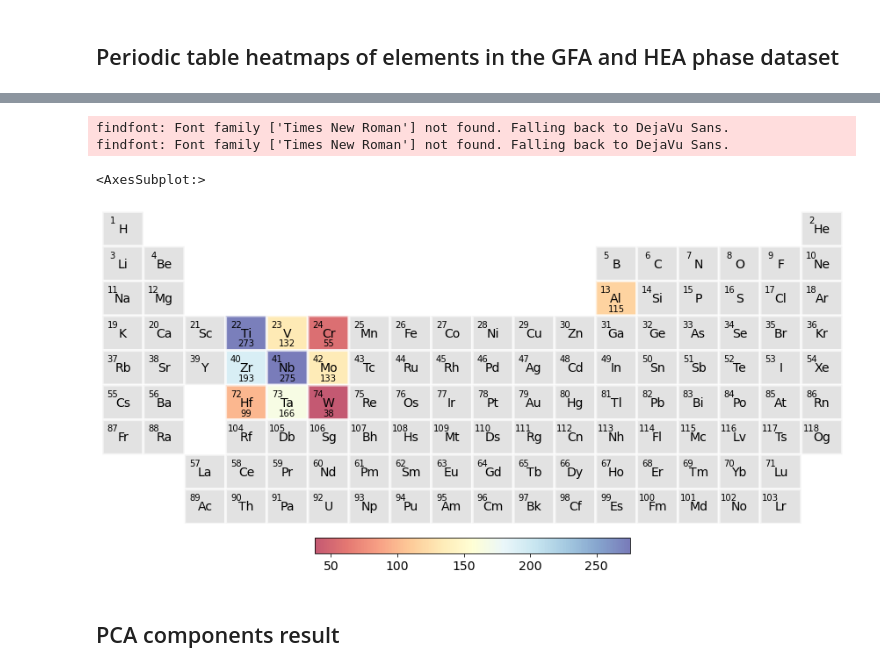
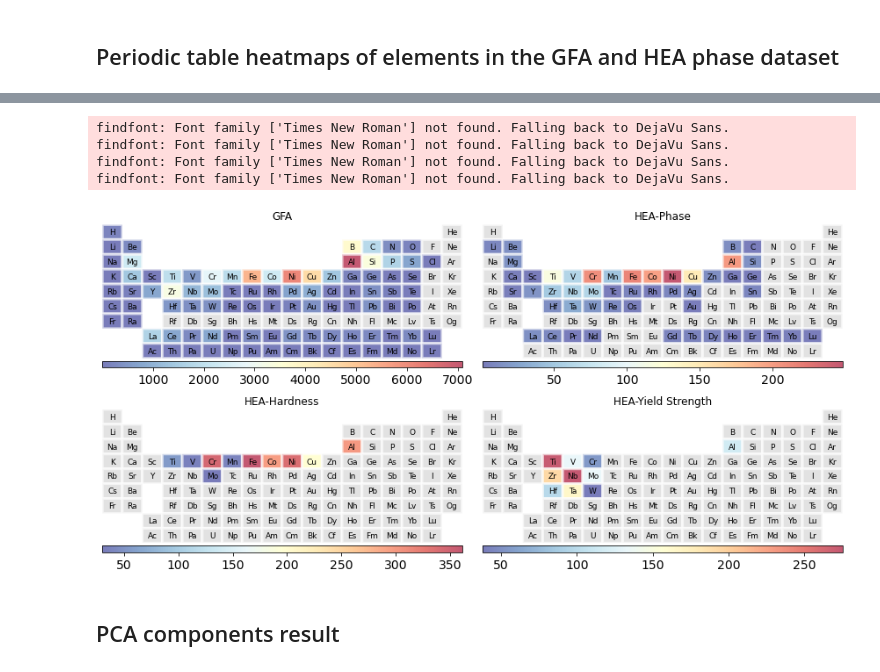
Before and after one commit to dovahkiin0022/representations, a Jupyter notebook: notebooks/visualization.ipynb, the cells around one changed output, grey strips where cells are left out. Cells and saved outputs as stored; diff of their text form; code cells hidden in the pictures.

```diff
--- a/notebooks/visualization.ipynb
+++ b/notebooks/visualization.ipynb
@@ -67,11 +34,32 @@ periodic_table_heatmap(hardness_elem_count,blank_color='lightgrey',edge_color='w
-# %%
-yield_elem_count = get_elem_count(yield_str_df['Composition'])
-periodic_table_heatmap(yield_elem_count,blank_color='lightgrey',edge_color='white', value_format='%.0f',
-                            cmap='RdYlBu',save_name = fig_location+'/yield_str_elem_heatmap.pdf')
-# %% [output]
-findfont: Font family ['Times New Roman'] not found. Falling back to DejaVu Sans.
-findfont: Font family ['Times New Roman'] not found. Falling back to DejaVu Sans.
-<AxesSubplot:>
-[figure, removed]
+# %%
+X, y , p = alt_read_gfa_dataset()
+gfa_elem_count = get_elem_count(X)
+
+
+[x0,dataY]=pickle.load(open(phase_file_path, 'rb'))
+comps = [y.split(' ')[1] for y in x0]
+phase_elem_count = get_elem_count(comps)
+
+hardness_elem_count = get_elem_count(hardness_df['Composition'])
+
+yield_elem_count = get_elem_count(yield_str_df['Composition'])
+
+fig, axes = plt.subplots(nrows=2, ncols=2, figsize = (20,20))
+
+dict_list = [gfa_elem_count,phase_elem_count,hardness_elem_count,yield_elem_count]
+list_names = ['GFA','HEA-Phase','HEA-Hardness','HEA-Yield Strength']
+
+for n, ax in enumerate(axes.flatten()):
+    ax = periodic_table_heatmap(dict_list[n],fig,ax,blank_color='lightgrey',edge_color='white', value_format='%.0f',
+                            cmap='RdYlBu_r',symbol_fontsize=9,value_fontsize=4)
+    ax.set_title(list_names[n])
+plt.tight_layout()
+plt.savefig('figures/element_counts.pdf', bbox_inches="tight")
+# %% [output]
+findfont: Font family ['Times New Roman'] not found. Falling back to DejaVu Sans.
+findfont: Font family ['Times New Roman'] not found. Falling back to DejaVu Sans.
+findfont: Font family ['Times New Roman'] not found. Falling back to DejaVu Sans.
+findfont: Font family ['Times New Roman'] not found. Falling back to DejaVu Sans.
+[figure, added]
 # %% [markdown]
 ## PCA components result
```
Also changed, not shown: parts of 68 cells of this notebook, 40 other files.
